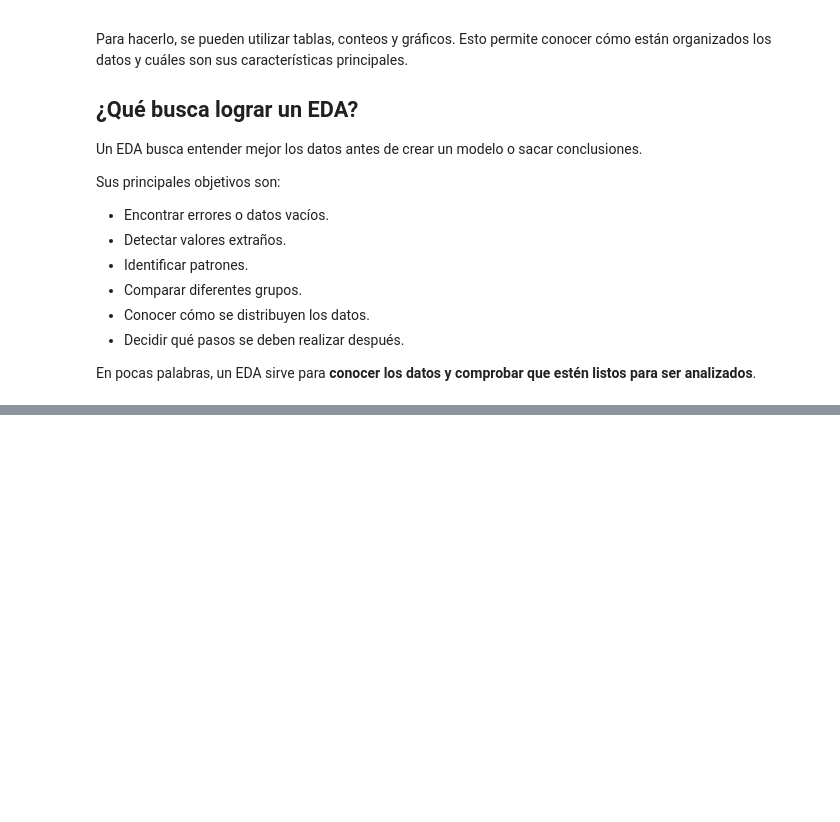
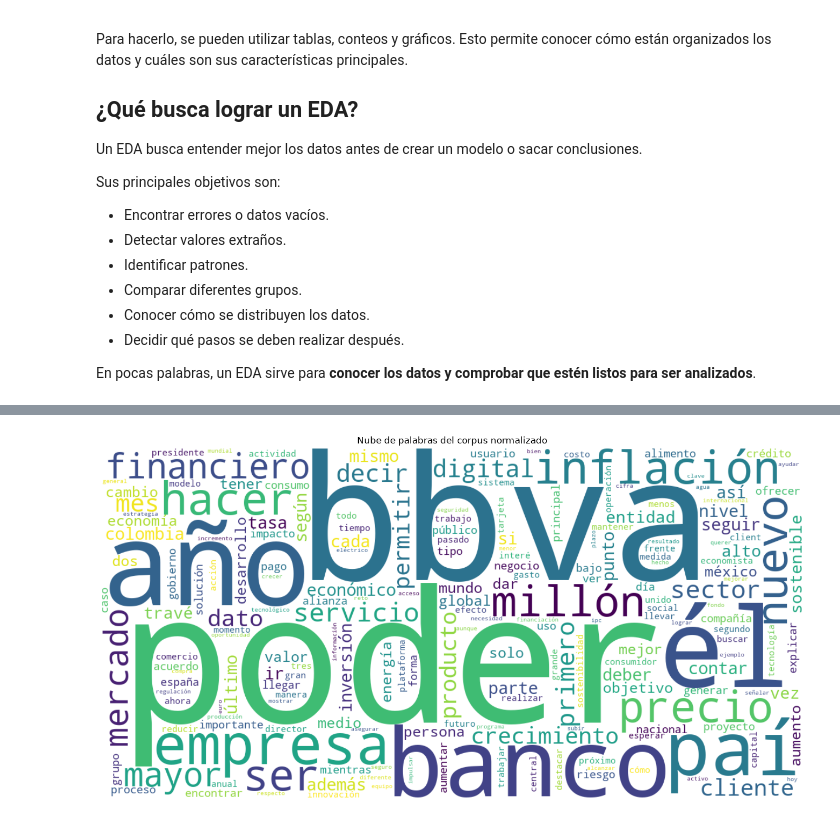
Before and after one commit to Jtanchezz/NLP, a Jupyter notebook: Lab1/lab1.ipynb, the cells around one changed output, grey strips where cells are left out. Cells and saved outputs as stored; diff of their text form; code cells hidden in the pictures; blank space fills up the shorter version.

```diff
--- a/Lab1/lab1.ipynb
+++ b/Lab1/lab1.ipynb
@@ -741,0 +1317,29 @@ En pocas palabras, un EDA sirve para **conocer los datos y comprobar que estén
+# %%
+# Convertir todos los tokens normalizados en un solo texto
+texto_normalizado_completo = " ".join(
+    tokens_normalizados
+)
+
+# Crear la nube de palabras
+nube_palabras = WordCloud(
+    width=1200,
+    height=600,
+    background_color="white",
+    collocations=False
+).generate(texto_normalizado_completo)
+
+# Mostrar la nube
+plt.figure(figsize=(14, 7))
+
+plt.imshow(
+    nube_palabras,
+    interpolation="bilinear"
+)
+
+plt.axis("off")
+plt.title("Nube de palabras del corpus normalizado")
+
+plt.tight_layout()
+plt.show()
+# %% [output]
+[figure, added]
```
Also changed, not shown: parts of 26 cells of this notebook.
